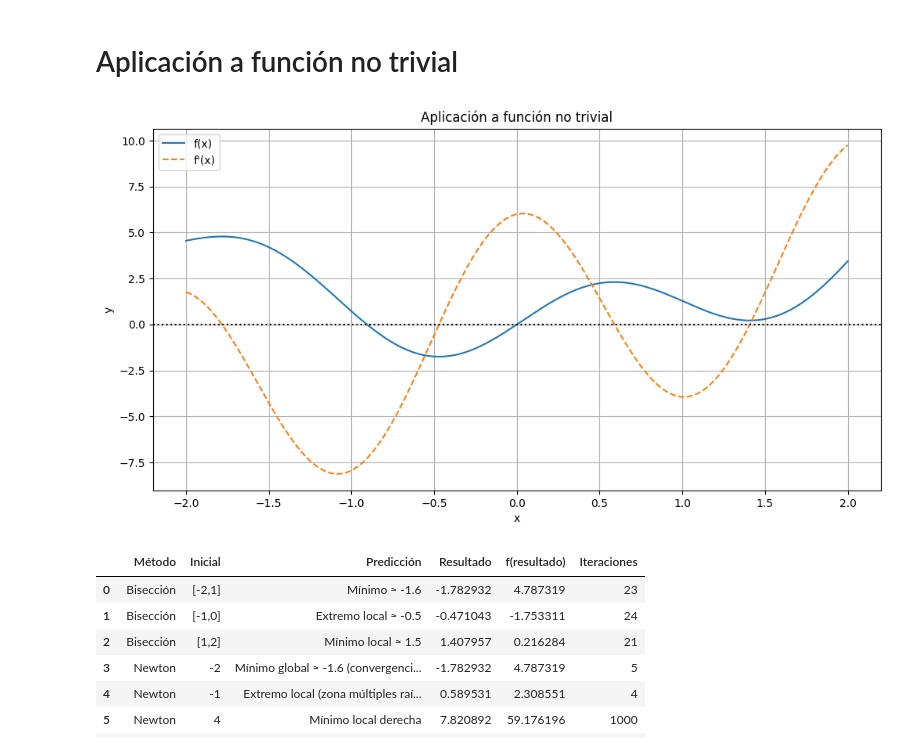
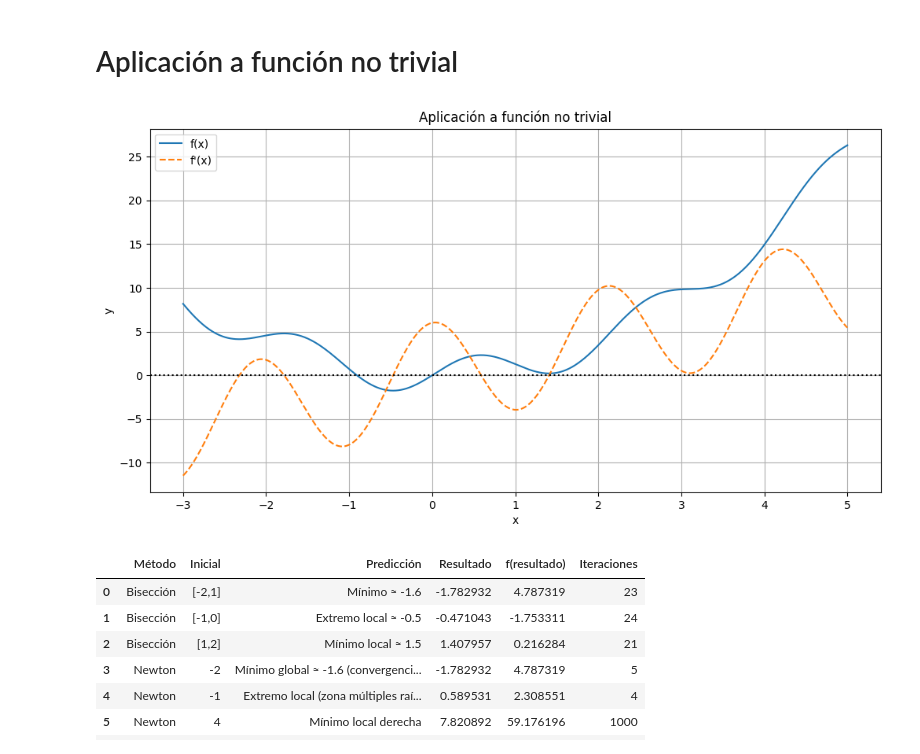
Before and after one commit to belentellechea/obligatorio_2_calculo, a Jupyter notebook: project.ipynb, the cells around one changed output. Drawn from its saved outputs; the diff is of its cells as text; code cells hidden in the pictures.

```diff
--- a/project.ipynb
+++ b/project.ipynb
@@ -157,6 +157,8 @@ plt.show()
 # %%
 f = x**2 + 2*sin(3*x)
 # %%
+lp = np.linspace(-3, 5, 1000)
+
 df = f.derivative()
 
 f_values = [f.eval(v) for v in lp]
@@ -165,34 +167,34 @@ df_values = [df.eval(v) for v in lp]
 plt.figure(figsize=(12,6))
 
 plt.plot(
     lp,
     f_values,
     label="f(x)"
 )
 
 plt.plot(
     lp,
     df_values,
     "--",
     label="f'(x)"
 )
 
 plt.axhline(
     0,
     color="black",
     linestyle=":"
 )
 
 plt.title("Aplicación a función no trivial")
 plt.xlabel("x")
 plt.ylabel("y")
 
 plt.legend()
 
 plt.grid(True)
 plt.show()
 # %% [output]
-[figure, old version]
+[figure, new version]
 # %%
 predicciones = {
     ("Biseccion", "[-2,1]"): "Mínimo ≈ -1.6",
```
